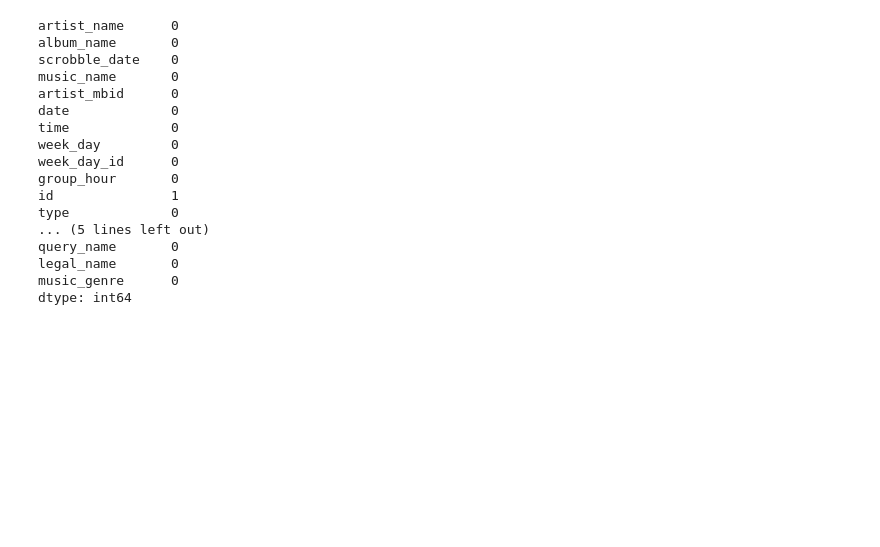
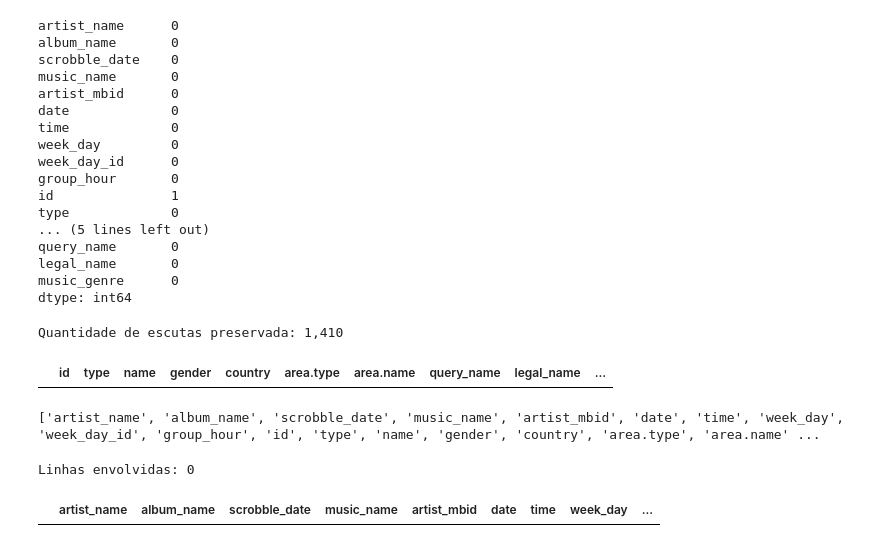
Before and after one commit to Brendalu2005/music-data-analysis, a Jupyter notebook: notebooks/transform/merge_data.ipynb, the cells around one changed output. Cells and saved outputs as stored; diff of their text form; code cells hidden in the pictures; blank space fills up the shorter version.

Commit message:
adicionando testes para verificar tratamento

```diff
--- a/notebooks/transform/merge_data.ipynb
+++ b/notebooks/transform/merge_data.ipynb
@@ -184,3 +185,42 @@ query_name       0
 legal_name       0
 music_genre      0
 dtype: int64
+# %%
+# VERIFICAR SE O TAMANHO DAS TABELAS SEGUE IGUAL, POIS O MERGE PODE TER GERADO LINHAS A MAIS OU A MENOS
+assert len(df_final) == len(df_lastfm), print(
+    f"Quantidade de linhas mudou: "
+    f"{len(df_lastfm)} antes e {len(df_final)} depois."
+)
+
+print(f"Quantidade de escutas preservada: {len(df_final):,}")
+# %% [output]
+Quantidade de escutas preservada: 1,410
+# %%
+# CHAVE DOS METADADOS É ÚNICA,ENTÃO NÃO PODE HAVER REPETIÇÃO
+chave = "query_name"  # use a chave efetivamente utilizada no merge
+
+duplicados = df_mb[
+    df_mb.duplicated(subset=[chave], keep=False)
+].sort_values(chave)
+
+display(duplicados)
+
+assert duplicados.empty, "Existem chaves repetidas nos metadados."
+# %% [output]
+|  | id | type | name | gender | country | area.type | area.name | query_name | legal_name | ... |
+# %%
+print(df_final.columns.tolist())
+# %% [output]
+['artist_name', 'album_name', 'scrobble_date', 'music_name', 'artist_mbid', 'date', 'time', 'week_day', 'week_day_id', 'group_hour', 'id', 'type', 'name', 'gender', 'country', 'area.type', 'area.name' ...
+# %%
+colunas_evento = ["artist_name", "music_name", "time"]  # ajuste os nomes
+
+possiveis_duplicatas = df_final[
+    df_final.duplicated(subset=colunas_evento, keep=False)
+].sort_values(colunas_evento)
+
+print(f"Linhas envolvidas: {len(possiveis_duplicatas)}")
+display(possiveis_duplicatas)
+# %% [output]
+Linhas envolvidas: 0
+|  | artist_name | album_name | scrobble_date | music_name | artist_mbid | date | time | week_day | ... |
```
Also changed, not shown: parts of 2 cells of this notebook.
